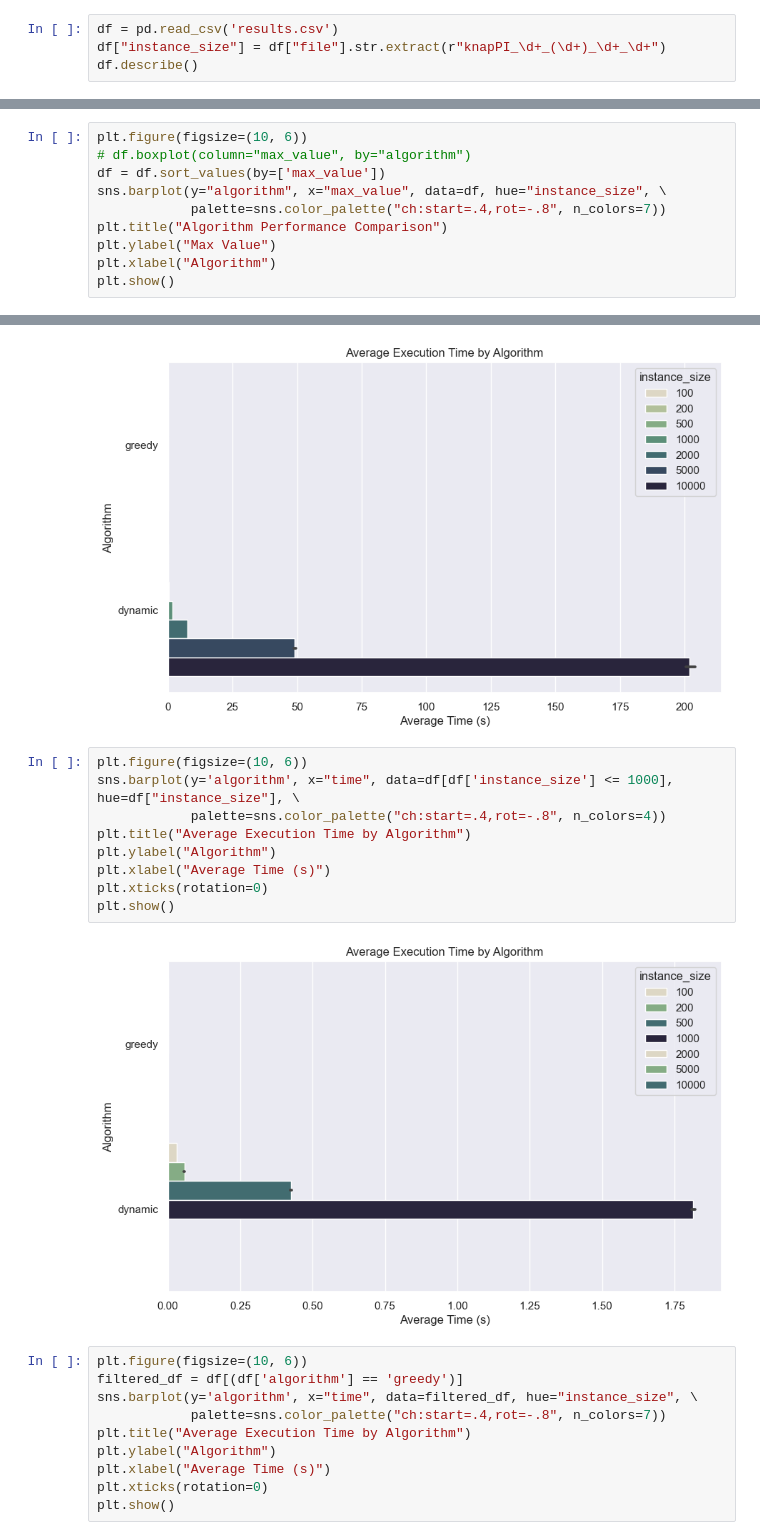
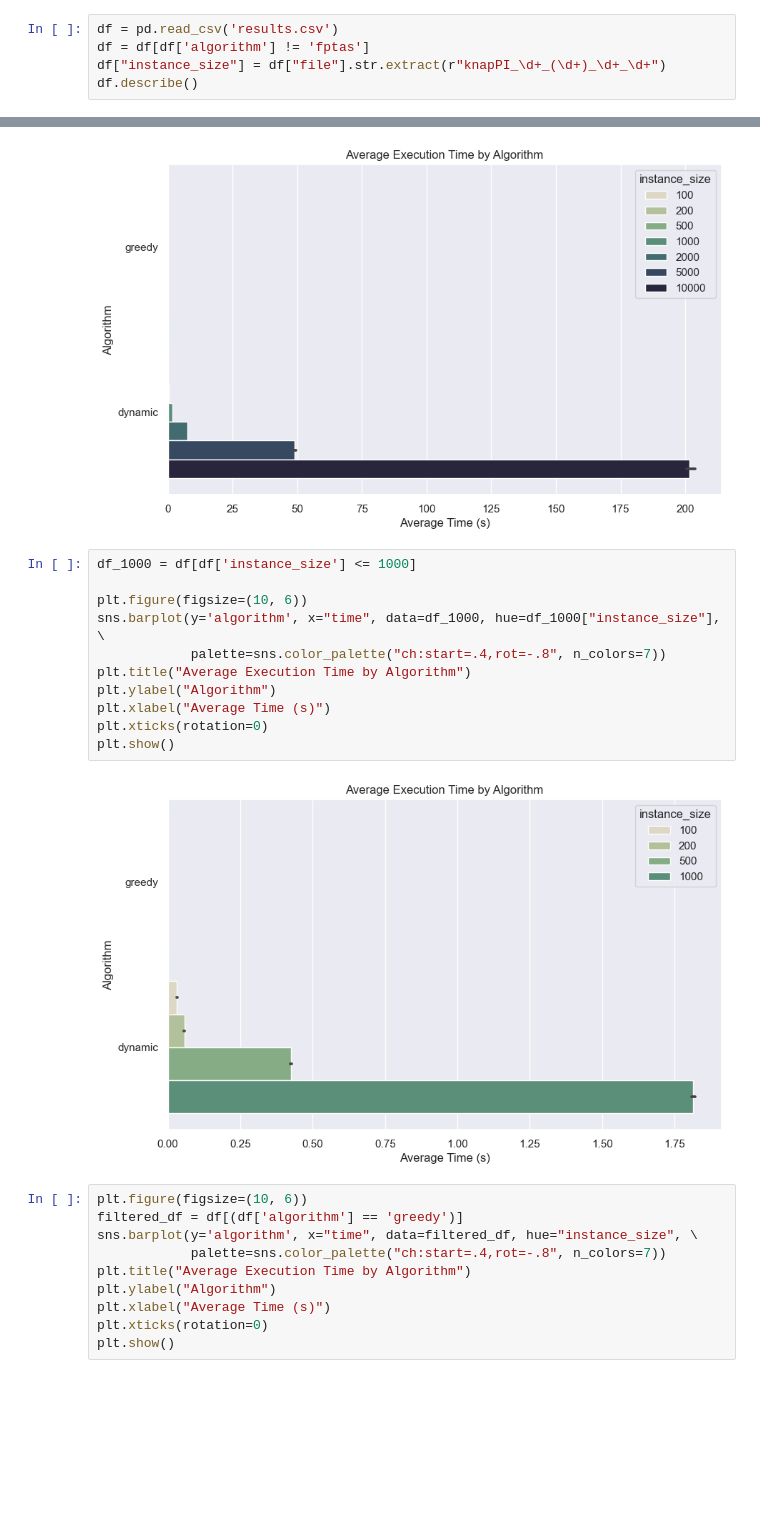
Before and after one commit to gustavohroos/knapsack, a Jupyter notebook: analytics.ipynb, the cells around one changed output, grey strips where cells are left out. Drawn from its saved outputs; the diff is of its cells as text; blank space fills up the shorter version.

Commit message:
create plots to low instances

```diff
--- a/analytics.ipynb
+++ b/analytics.ipynb
@@ -38,6 +38,7 @@ def remove_outliers(group):
     return group[(group['time'] >= lower_bound) & (group['time'] <= upper_bound)]
 # %%
 df = pd.read_csv('results.csv')
+df = df[df['algorithm'] != 'fptas']
 df["instance_size"] = df["file"].str.extract(r"knapPI_\d+_(\d+)_\d+_\d+")
 df.describe()
 # %% [output]
@@ -92,10 +93,0 @@ Standard deviation: 16.0715
-# %%
-plt.figure(figsize=(10, 6))
-# df.boxplot(column="max_value", by="algorithm")
-df = df.sort_values(by=['max_value'])
-sns.barplot(y="algorithm", x="max_value", data=df, hue="instance_size", \
-            palette=sns.color_palette("ch:start=.4,rot=-.8", n_colors=7))
-plt.title("Algorithm Performance Comparison")
-plt.ylabel("Max Value")
-plt.xlabel("Algorithm")
-plt.show()
@@ -129,16 +119,18 @@ plt.show()
 # %% [output]
 [figure]
 # %%
+df_1000 = df[df['instance_size'] <= 1000]
+
 plt.figure(figsize=(10, 6))
-sns.barplot(y='algorithm', x="time", data=df[df['instance_size'] <= 1000], hue=df["instance_size"], \
-            palette=sns.color_palette("ch:start=.4,rot=-.8", n_colors=4))
+sns.barplot(y='algorithm', x="time", data=df_1000, hue=df_1000["instance_size"], \
+            palette=sns.color_palette("ch:start=.4,rot=-.8", n_colors=7))
 plt.title("Average Execution Time by Algorithm")
 plt.ylabel("Algorithm")
 plt.xlabel("Average Time (s)")
 plt.xticks(rotation=0)
 plt.show()
 # %% [output]
-[figure, old version]
+[figure, new version]
 # %%
 plt.figure(figsize=(10, 6))
 filtered_df = df[(df['algorithm'] == 'greedy')]
```
Also changed, not shown: parts of 22 cells of this notebook.
